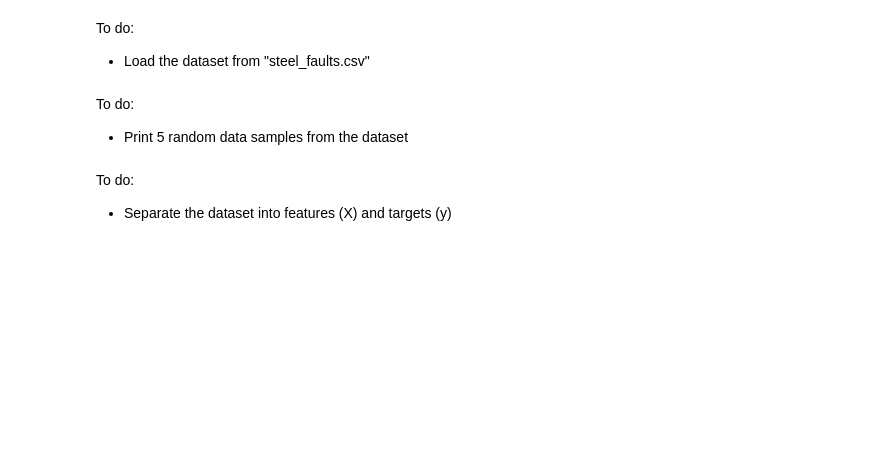
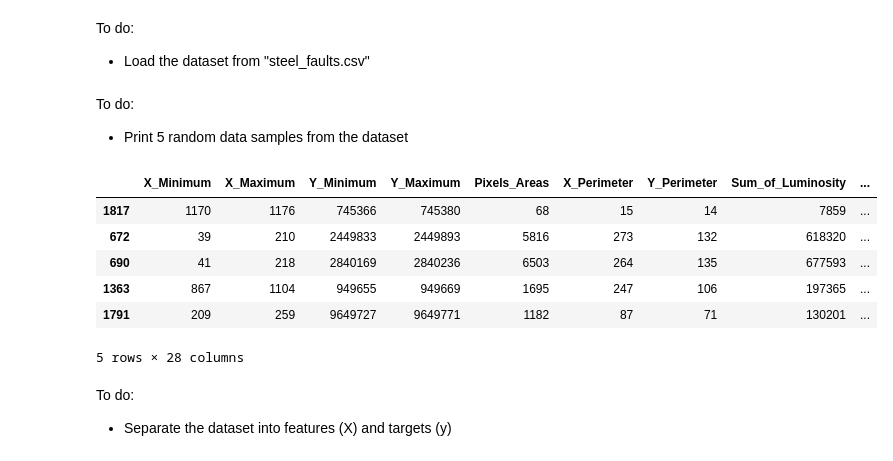
Before and after one commit to wooihaw/pai_26sep2023, a Jupyter notebook: Part_3/handson_3/handson_3c.ipynb, the cells around one changed output. Cells and saved outputs as stored; diff of their text form; code cells hidden in the pictures; blank space fills up the shorter version.

```diff
--- a/Part_3/handson_3/handson_3c.ipynb
+++ b/Part_3/handson_3/handson_3c.ipynb
@@ -18,9 +18,21 @@ from sklearn.decomposition import PCA
 # %% [markdown]
 To do:
 - Load the dataset from "steel_faults.csv"
+# %%
+df = read_csv("steel_faults.csv")
 # %% [markdown]
 To do:
 - Print 5 random data samples from the dataset
+# %%
+df.sample(5)
+# %% [output]
+|  | X_Minimum | X_Maximum | Y_Minimum | Y_Maximum | Pixels_Areas | X_Perimeter | Y_Perimeter | Sum_of_Luminosity | ... |
+| 1817 | 1170 | 1176 | 745366 | 745380 | 68 | 15 | 14 | 7859 | ... |
+| 672 | 39 | 210 | 2449833 | 2449893 | 5816 | 273 | 132 | 618320 | ... |
+| 690 | 41 | 218 | 2840169 | 2840236 | 6503 | 264 | 135 | 677593 | ... |
+| 1363 | 867 | 1104 | 949655 | 949669 | 1695 | 247 | 106 | 197365 | ... |
+| 1791 | 209 | 259 | 9649727 | 9649771 | 1182 | 87 | 71 | 130201 | ... |
+5 rows × 28 columns
 # %% [markdown]
 To do:
 - Separate the dataset into features (X) and targets (y)
```
Also changed, not shown: parts of 4 cells of this notebook, 4 other files.
